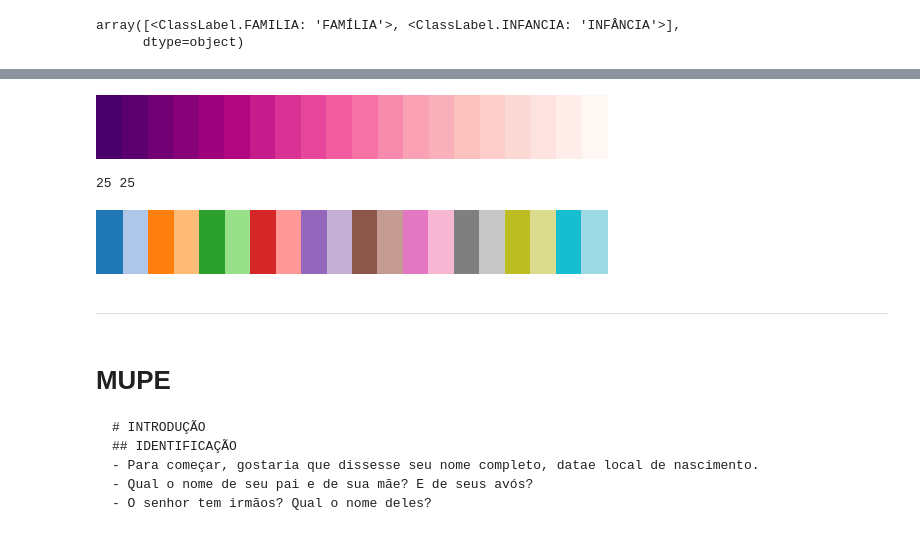
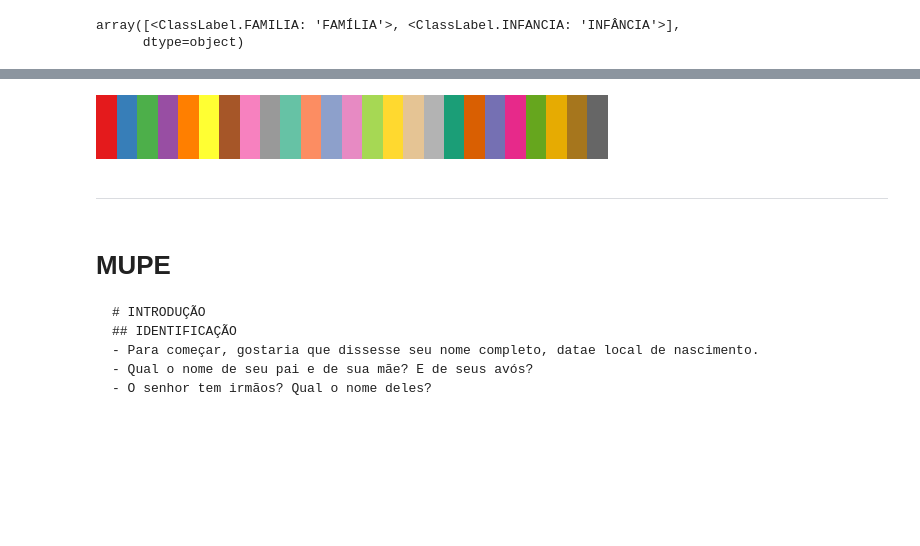
Before and after one commit to antonioMoreira/my-masters-degree, a Jupyter notebook: notebooks/mupe-dataset.ipynb, the cells around one changed output, grey strips where cells are left out. Drawn from its saved outputs; the diff is of its cells as text; code cells hidden in the pictures; blank space fills up the shorter version.

Commit message:
Refactor main.py and process_dataset.py: add new functions for data processing, enhance color mapping, and improve error handling

```diff
--- a/notebooks/mupe-dataset.ipynb
+++ b/notebooks/mupe-dataset.ipynb
@@ -892,17 +829,8 @@ mupe_train_sample_postprocessed_final.style.apply(highlight_group, axis=1).to_ex
 # %%
-cmap = plt.get_cmap("RdPu_r", 20)
+cmap = plt.get_cmap("MupeExcelColorMap", 25)
 cmap
 # %% [output]
-[figure, old version]
+[figure, new version]
-# %%
-# use more bins so adjacent groups don't repeat colors
-cmap = plt.get_cmap("tab20", 10 * len(unique_groups))
-group_to_color = {g: to_hex(cmap(i)) for i, g in enumerate(unique_groups)}
-print(len(unique_groups), len(group_to_color))
-cmap
-# %% [output]
-25 25
-[figure, removed]
 # %% [markdown]
 -----
 # %%
```
Also changed, not shown: parts of 8 cells of this notebook, 31 other files.
